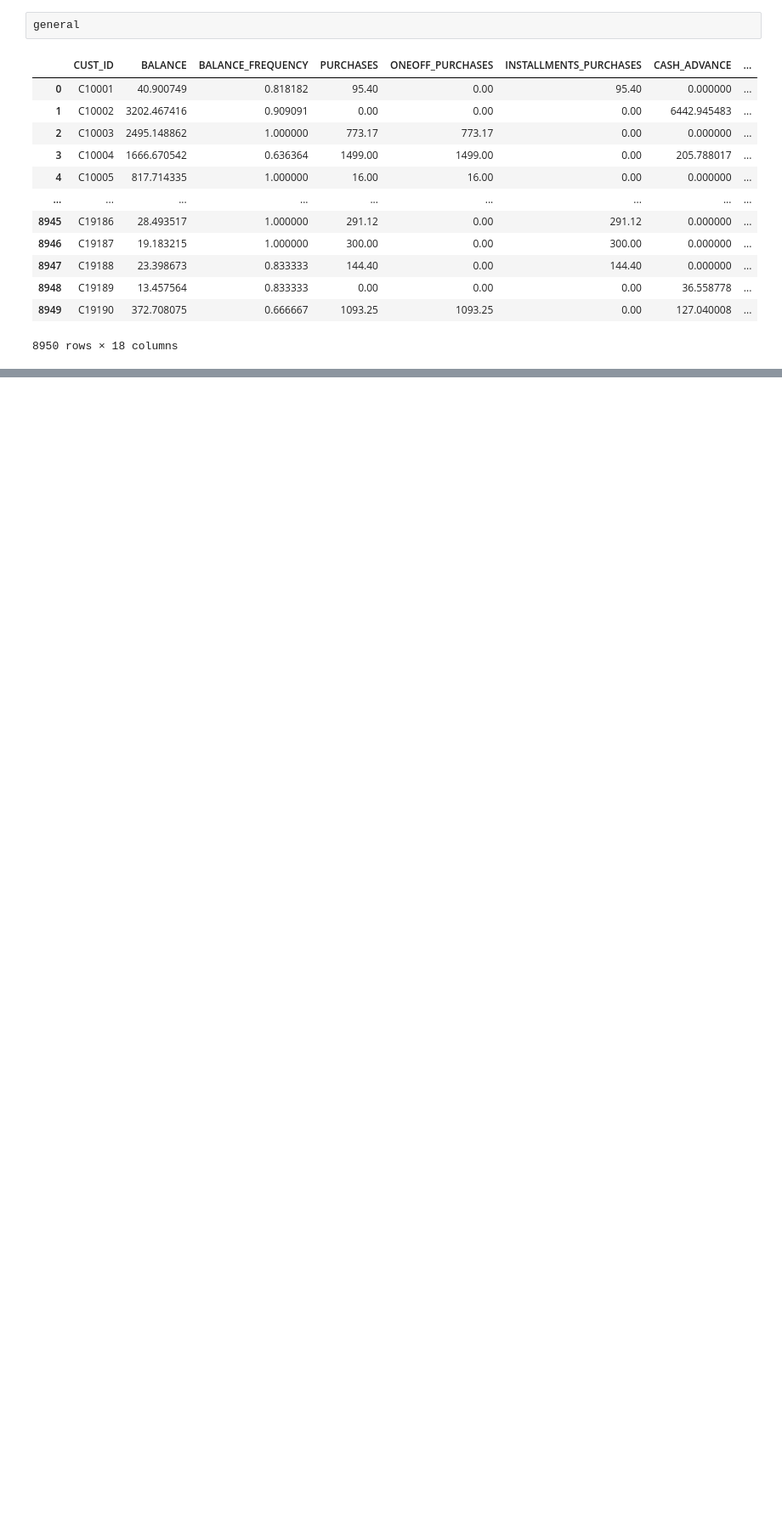
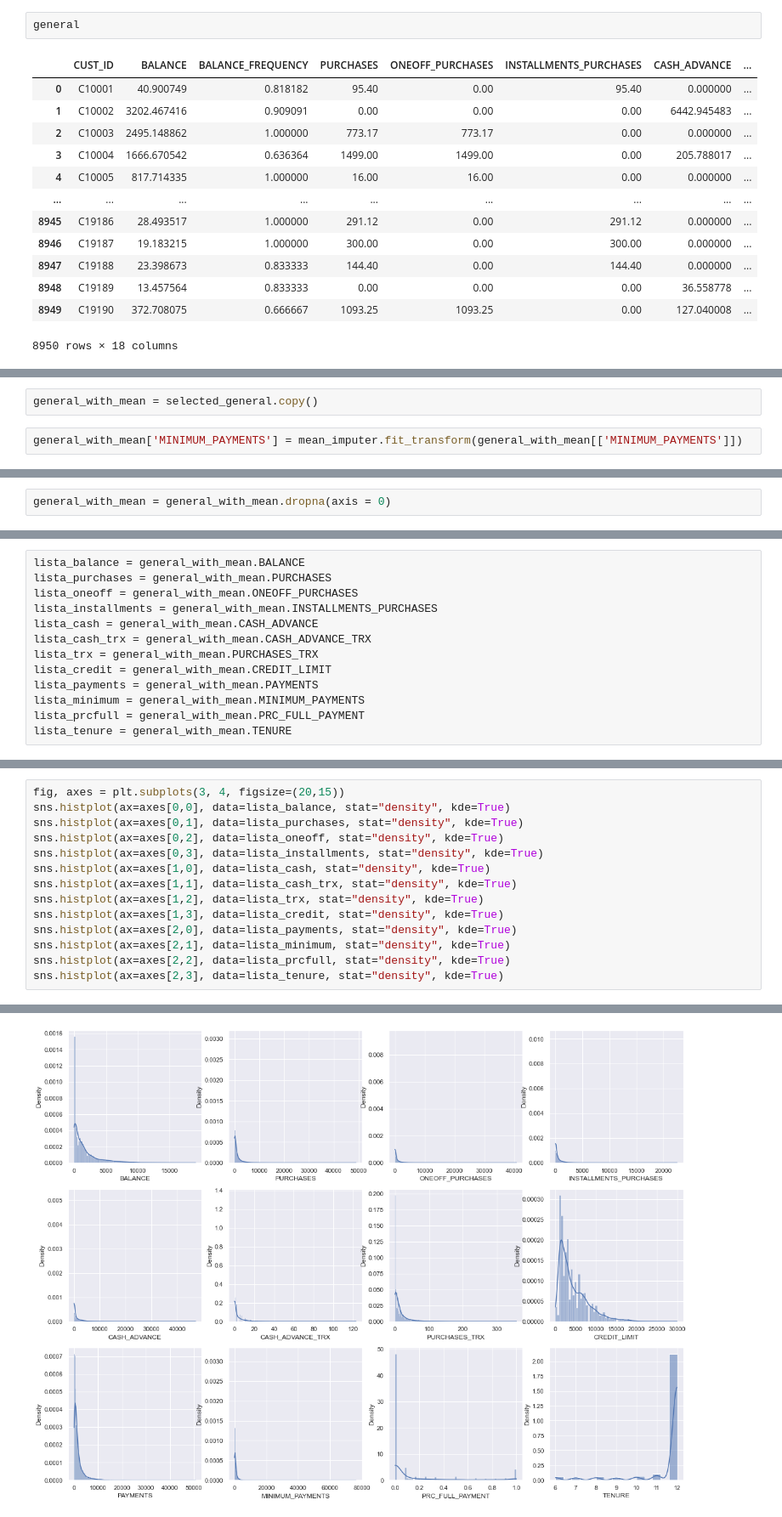
Before and after one commit to gizelecardoso/cluster_credit, a Jupyter notebook: cluster.ipynb, the cells around one changed output, grey strips where cells are left out. Shown: that part at 85% size. Saved outputs shown, nothing was run; the diff lists cells and outputs as text; blank space fills up the shorter version.

```diff
--- a/cluster.ipynb
+++ b/cluster.ipynb
@@ -43,0 +112,4 @@ general
+# %%
+general_with_mean = selected_general.copy()
+# %%
+general_with_mean['MINIMUM_PAYMENTS'] = mean_imputer.fit_transform(general_with_mean[['MINIMUM_PAYMENTS']])
@@ -43,0 +145,2 @@ general
+# %%
+general_with_mean = general_with_mean.dropna(axis = 0)
@@ -43,0 +249,13 @@ general
+# %%
+lista_balance = general_with_mean.BALANCE
+lista_purchases = general_with_mean.PURCHASES
+lista_oneoff = general_with_mean.ONEOFF_PURCHASES
+lista_installments = general_with_mean.INSTALLMENTS_PURCHASES
+lista_cash = general_with_mean.CASH_ADVANCE
+lista_cash_trx = general_with_mean.CASH_ADVANCE_TRX
+lista_trx = general_with_mean.PURCHASES_TRX
+lista_credit = general_with_mean.CREDIT_LIMIT
+lista_payments = general_with_mean.PAYMENTS
+lista_minimum = general_with_mean.MINIMUM_PAYMENTS
+lista_prcfull = general_with_mean.PRC_FULL_PAYMENT
+lista_tenure = general_with_mean.TENURE
@@ -43,0 +286,15 @@ general
+# %%
+fig, axes = plt.subplots(3, 4, figsize=(20,15))
+sns.histplot(ax=axes[0,0], data=lista_balance, stat="density", kde=True)
+sns.histplot(ax=axes[0,1], data=lista_purchases, stat="density", kde=True)
+sns.histplot(ax=axes[0,2], data=lista_oneoff, stat="density", kde=True)
+sns.histplot(ax=axes[0,3], data=lista_installments, stat="density", kde=True)
+sns.histplot(ax=axes[1,0], data=lista_cash, stat="density", kde=True)
+sns.histplot(ax=axes[1,1], data=lista_cash_trx, stat="density", kde=True)
+sns.histplot(ax=axes[1,2], data=lista_trx, stat="density", kde=True)
+sns.histplot(ax=axes[1,3], data=lista_credit, stat="density", kde=True)
+sns.histplot(ax=axes[2,0], data=lista_payments, stat="density", kde=True)
+sns.histplot(ax=axes[2,1], data=lista_minimum, stat="density", kde=True)
+sns.histplot(ax=axes[2,2], data=lista_prcfull, stat="density", kde=True)
+sns.histplot(ax=axes[2,3], data=lista_tenure, stat="density", kde=True)
+# %% [output]
@@ -43,0 +302 @@ general
+[figure, added]
```
Also changed, not shown: parts of 55 cells of this notebook.
